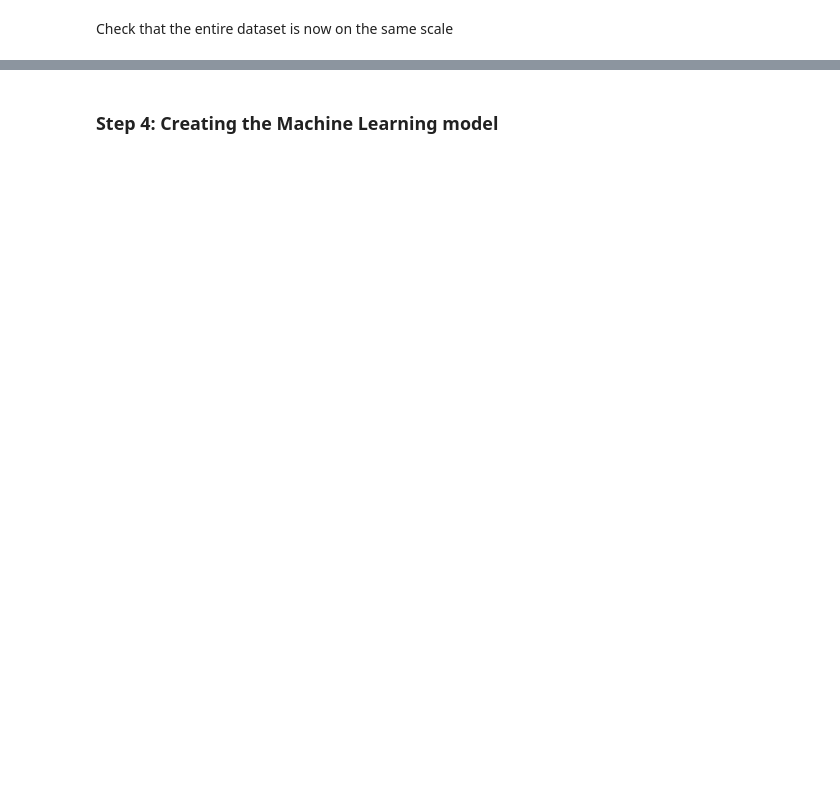
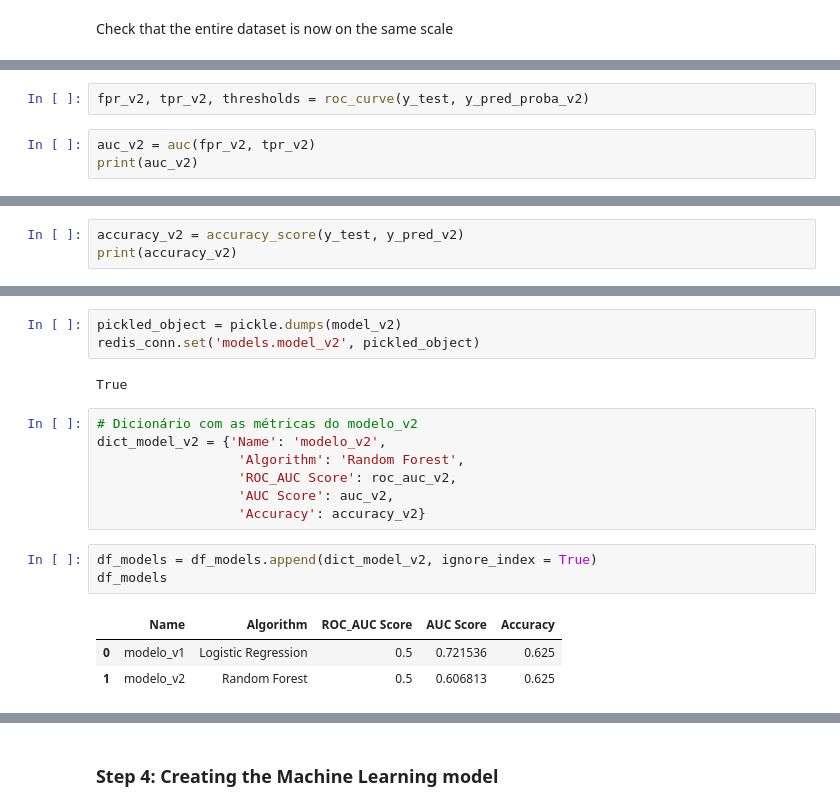
Before and after one commit to izabellapoliv/my_datascience-notebook, a Jupyter notebook: jupyterlab/work/titanic_challenge/create_model.ipynb, the cells around one changed output, grey strips where cells are left out. Drawn from its saved outputs; the diff is of its cells as text; blank space fills up the shorter version.

```diff
--- a/jupyterlab/work/titanic_challenge/create_model.ipynb
+++ b/jupyterlab/work/titanic_challenge/create_model.ipynb
@@ -404,0 +675,5 @@ df.describe()
+# %%
+fpr_v2, tpr_v2, thresholds = roc_curve(y_test, y_pred_proba_v2)
+# %%
+auc_v2 = auc(fpr_v2, tpr_v2)
+print(auc_v2)
@@ -404,0 +682,3 @@ df.describe()
+# %%
+accuracy_v2 = accuracy_score(y_test, y_pred_v2)
+print(accuracy_v2)
@@ -404,0 +714,19 @@ df.describe()
+# %%
+pickled_object = pickle.dumps(model_v2)
+redis_conn.set('models.model_v2', pickled_object)
+# %% [output]
+True
+# %%
+# Dicionário com as métricas do modelo_v2
+dict_model_v2 = {'Name': 'modelo_v2',
+                  'Algorithm': 'Random Forest',
+                  'ROC_AUC Score': roc_auc_v2,
+                  'AUC Score': auc_v2,
+                  'Accuracy': accuracy_v2}
+# %%
+df_models = df_models.append(dict_model_v2, ignore_index = True)
+df_models
+# %% [output]
+|  | Name | Algorithm | ROC_AUC Score | AUC Score | Accuracy |
+| 0 | modelo_v1 | Logistic Regression | 0.5 | 0.721536 | 0.625 |
+| 1 | modelo_v2 | Random Forest | 0.5 | 0.606813 | 0.625 |
```
Also changed, not shown: parts of 105 cells of this notebook, 2 other files.
